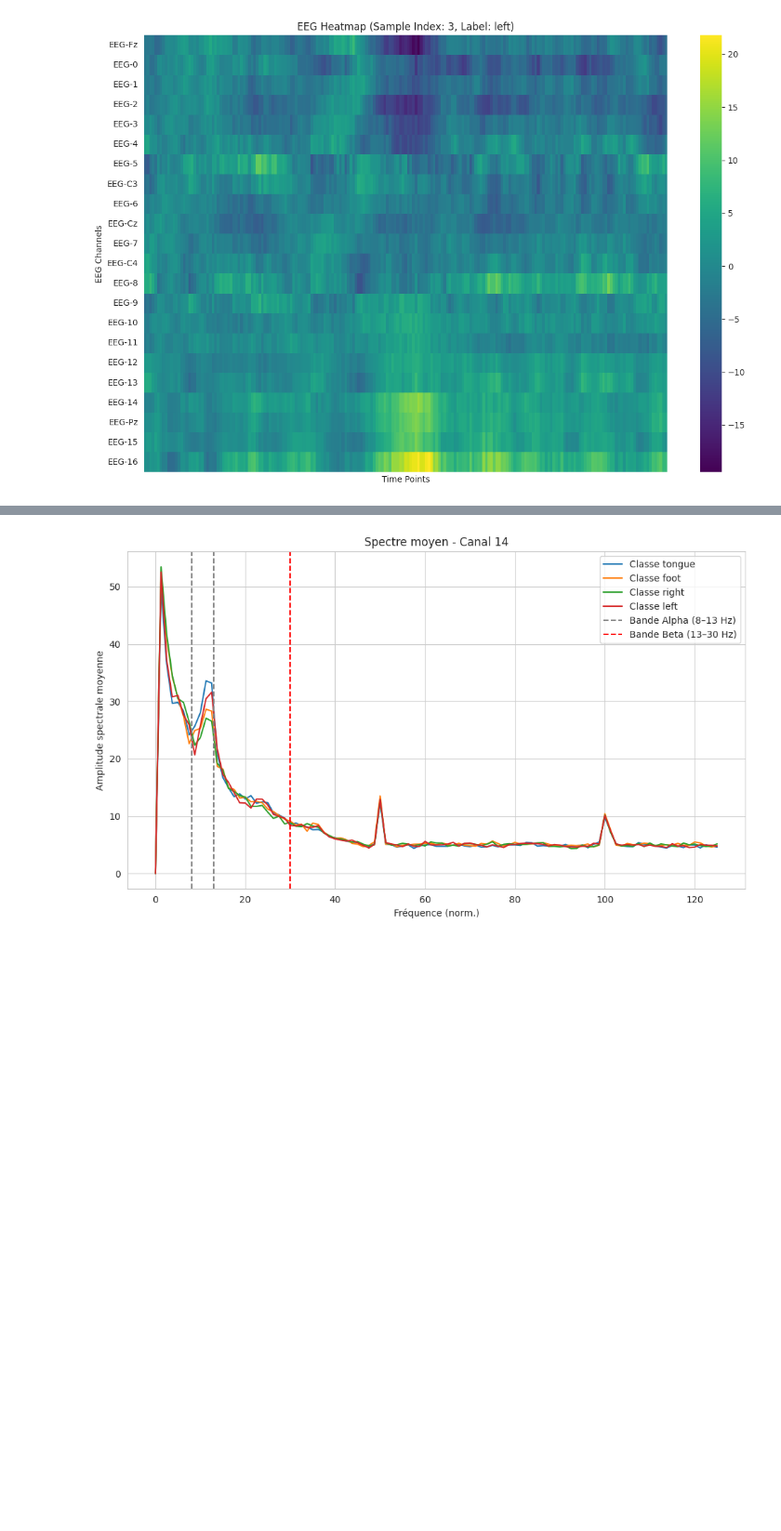
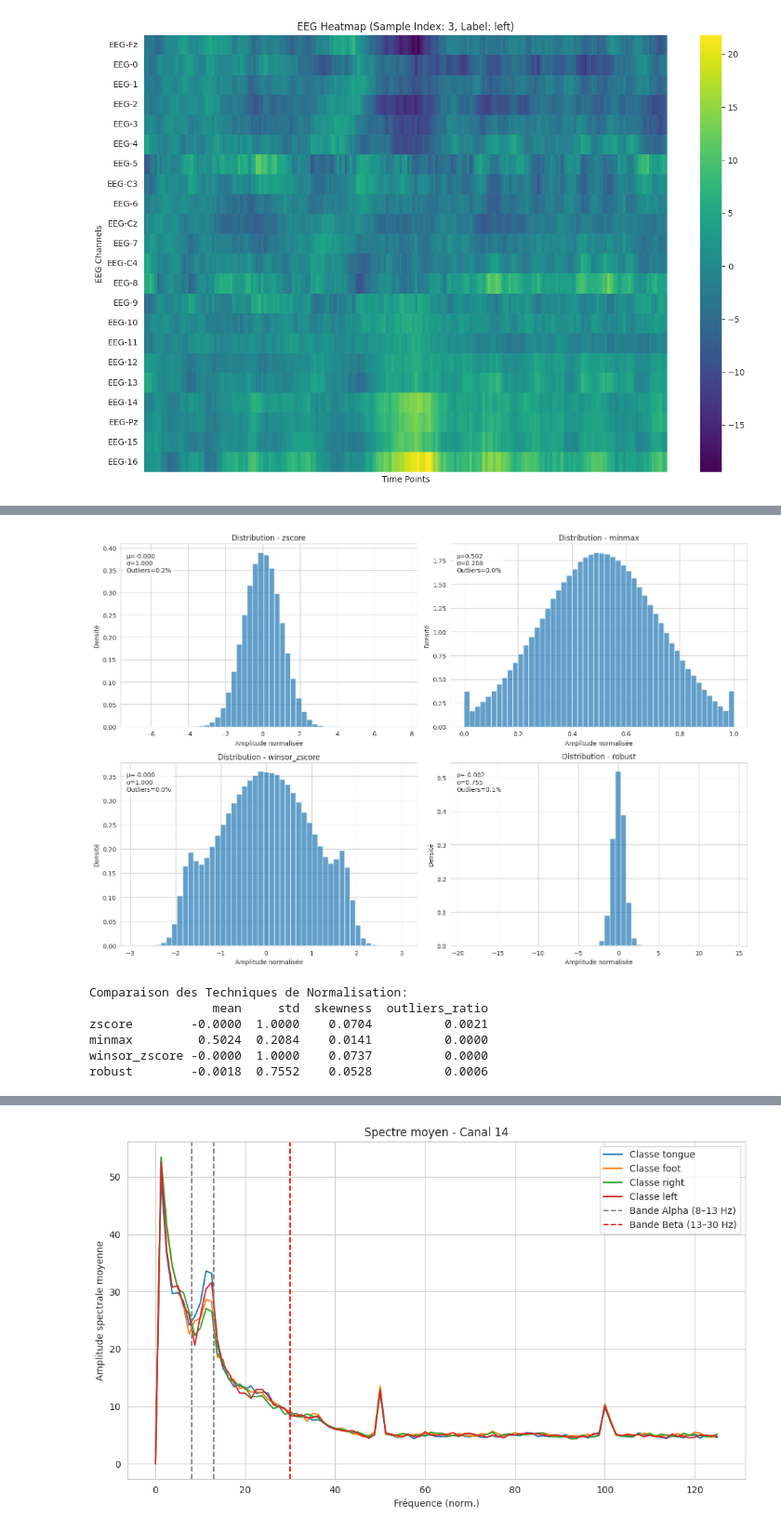
Before and after one commit to iRyann/EEG-Classification, a Jupyter notebook: eeg-classification.ipynb, the cells around one changed output, grey strips where cells are left out. Shown at 93% size. Cells and saved outputs as stored; diff of their text form; code cells hidden in the pictures; blank space fills up the shorter version.

```diff
--- a/eeg-classification.ipynb
+++ b/eeg-classification.ipynb
@@ -160,0 +443,51 @@ Où :
+# %%
+normalization_methods = ['zscore', 'minmax', 'winsor_zscore', 'robust']
+normalization_results = {}
+
+for method in normalization_methods:
+    x_norm = apply_normalization(x, method)
+
+    stats = {
+        'mean': np.mean(x_norm),
+        'std': np.std(x_norm),
+        'skewness': np.mean([np.abs(np.mean(x_norm[i, ch, :]) - np.median(x_norm[i, ch, :]))
+                           for i in range(x_norm.shape[0])
+                           for ch in range(x_norm.shape[1])]),
+        'outliers_ratio': np.sum(np.abs(x_norm) > 3) / x_norm.size
+    }
+
+    normalization_results[method] = stats
+
+fig, axes = plt.subplots(2, 2, figsize=(15, 10))
+axes = axes.flatten()
+
+for i, method in enumerate(normalization_methods):
+    x_norm = apply_normalization(x, method)
+    axes[i].hist(x_norm.flatten(), bins=50, alpha=0.7, density=True)
+    axes[i].set_title(f'Distribution - {method}')
+    axes[i].set_xlabel('Amplitude normalisée')
+    axes[i].set_ylabel('Densité')
+    stats = normalization_results[method]
+    axes[i].text(0.02, 0.95, f"μ={stats['mean']:.3f}\nσ={stats['std']:.3f}\nOutliers={stats['outliers_ratio']:.1%}",
+                transform=axes[i].transAxes, verticalalignment='top',
+                bbox=dict(boxstyle='round', facecolor='white', alpha=0.8))
+
+plt.tight_layout()
+plt.show()
+
+comparison_df = pd.DataFrame(normalization_results).T
+print("Comparaison des Techniques de Normalisation:")
+print(comparison_df.round(4))
+
+# best_method = min(normalization_results.keys(), key=lambda x: normalization_results[x]['outliers_ratio'])
+# print(f"La meilleure méthode sélectionnée est : {best_method}")
+best_method = 'winsor_zscore'
+x_normalized = apply_normalization(x, best_method)
+# %% [output]
+[figure, added]
+Comparaison des Techniques de Normalisation:
+                 mean     std  skewness  outliers_ratio
+zscore        -0.0000  1.0000    0.0704          0.0021
+minmax         0.5024  0.2084    0.0141          0.0000
+winsor_zscore -0.0000  1.0000    0.0737          0.0000
+robust        -0.0018  0.7552    0.0528          0.0006
```
Also changed, not shown: parts of 86 cells of this notebook.
